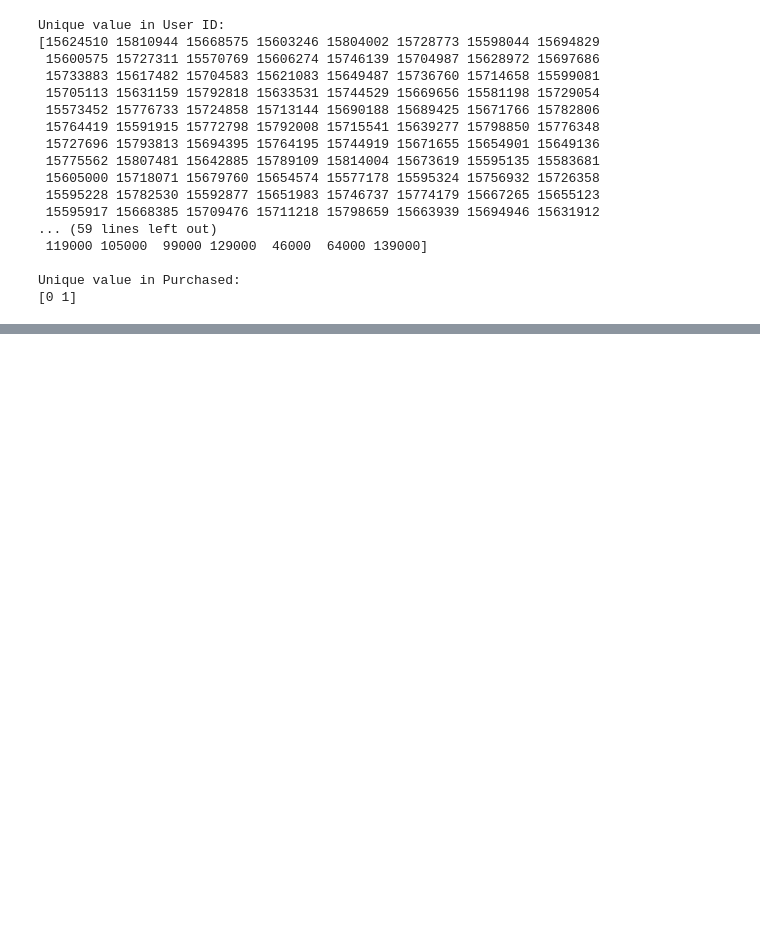
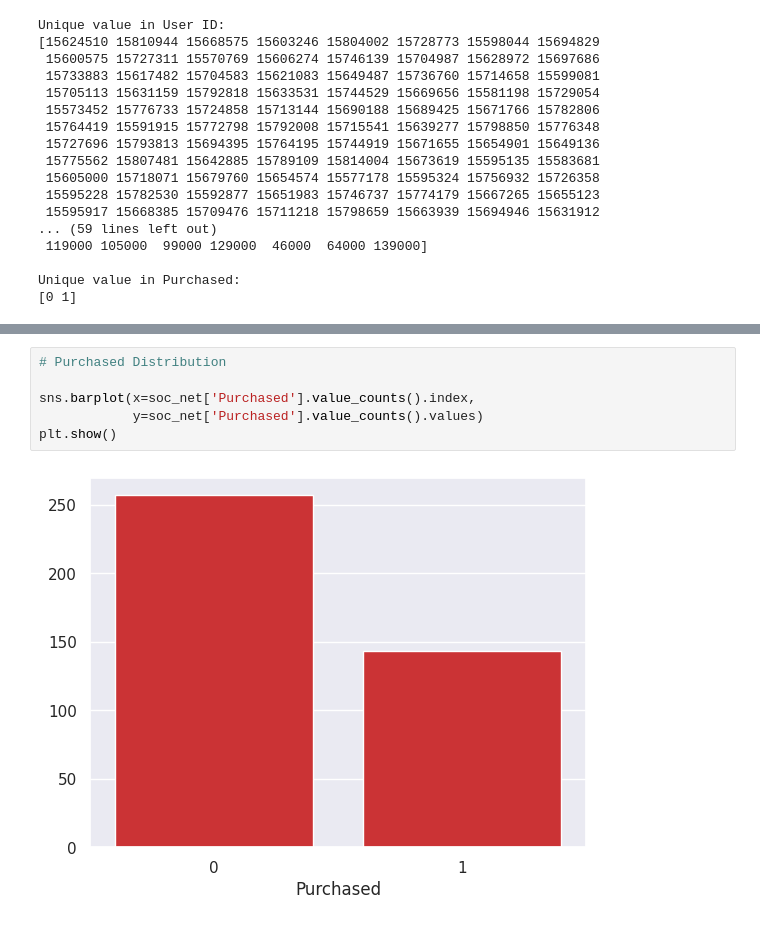
Before and after one commit to Hameedhullah/Machine-Learning, a Jupyter notebook: Logistic_Regression.ipynb, the cells around one changed output, grey strips where cells are left out. Drawn from its saved outputs; the diff is of its cells as text; blank space fills up the shorter version.

```diff
--- a/Logistic_Regression.ipynb
+++ b/Logistic_Regression.ipynb
@@ -176,0 +202,8 @@ plt.show()
+# %%
+# Purchased Distribution
+
+sns.barplot(x=soc_net['Purchased'].value_counts().index,
+            y=soc_net['Purchased'].value_counts().values)
+plt.show()
+# %% [output]
+[figure, added]
```
Also changed, not shown: parts of 10 cells of this notebook.
